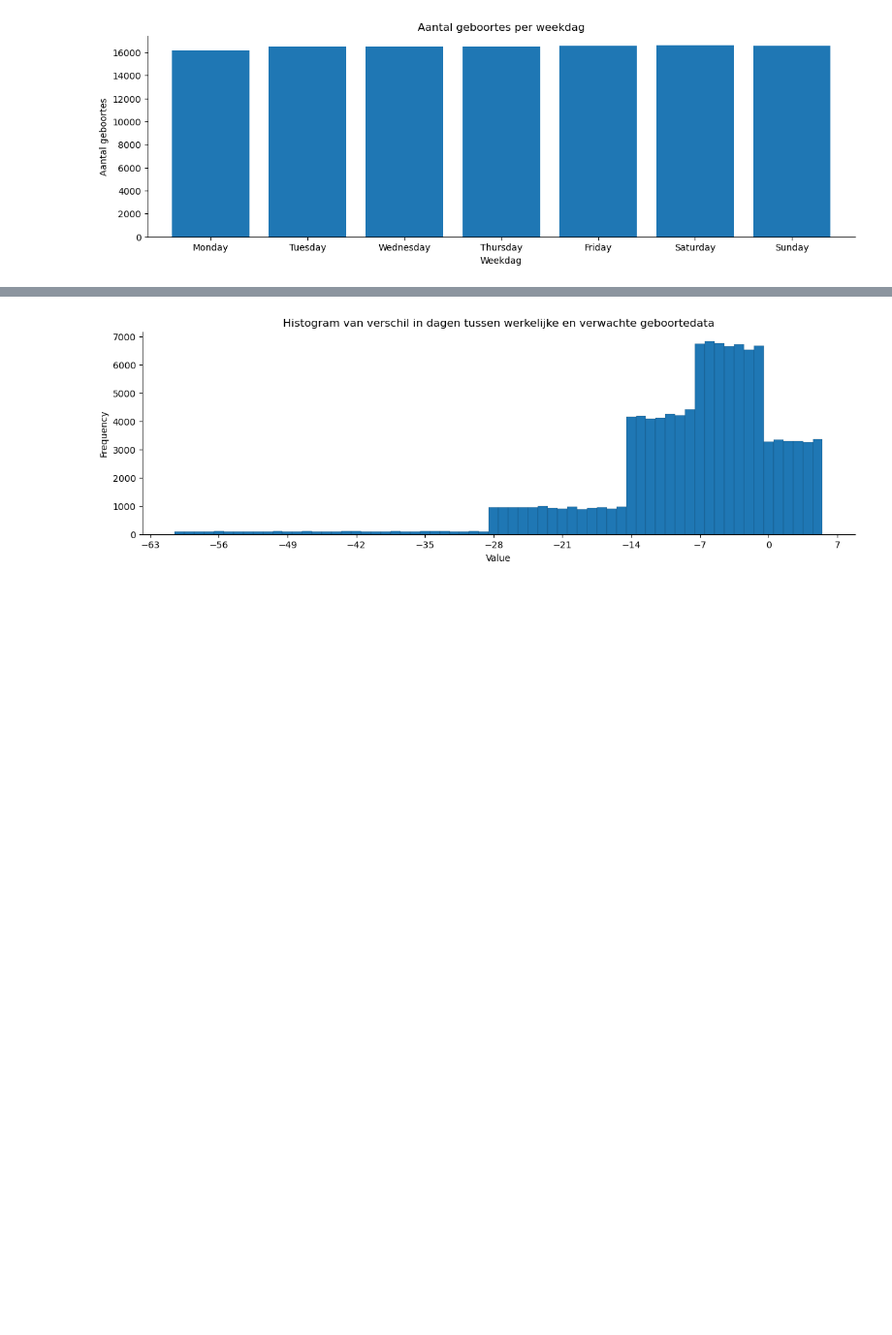
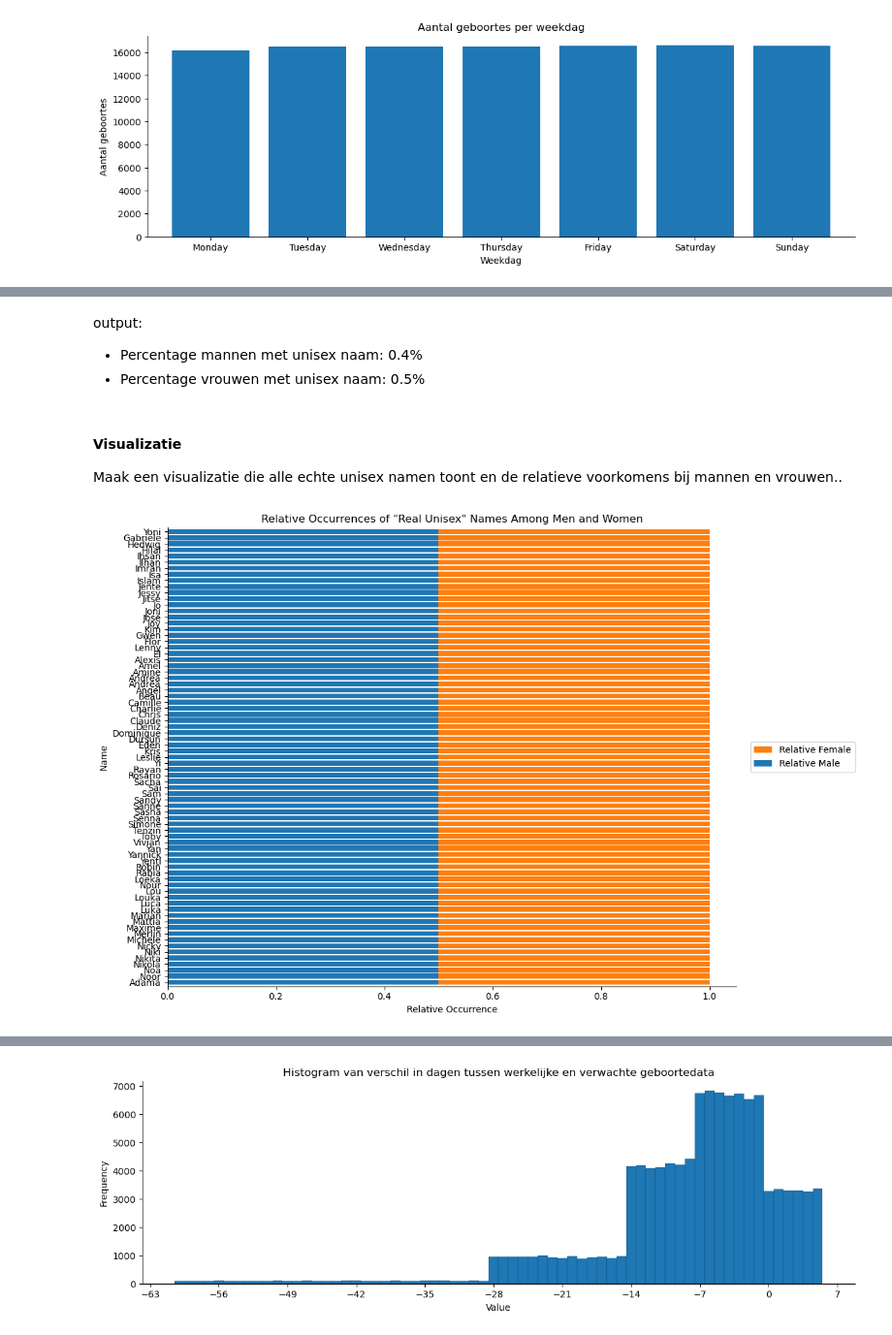
Before and after one commit to craftyraf/examen-raf-juni-2024, a Jupyter notebook: notebooks/examen_deel2.ipynb, the cells around one changed output, grey strips where cells are left out. Shown at 97% size. Drawn from its saved outputs; the diff is of its cells as text; code cells hidden in the pictures; blank space fills up the shorter version.

```diff
--- a/notebooks/examen_deel2.ipynb
+++ b/notebooks/examen_deel2.ipynb
@@ -386,0 +435,15 @@ dtype: object
+# %%
+# Group by 'naam' and 'geslacht' to calculate counts
+grouped = multi_geslacht_df.groupby(['naam', 'geslacht']).sum().unstack(fill_value=0)
+
+# Filter names where the number of occurrences for one gender is at least 1.5 times greater than the other
+unbalanced_names = grouped[(grouped['aantal', 'Mannelijk'] >1.5 * grouped['aantal', 'Vrouwelijk']) &
+                           (grouped['aantal', 'Vrouwelijk'] >1.5 * grouped['aantal', 'Mannelijk'])]
+
+# Extract the names from the index
+unbalanced_names = unbalanced_names.index.tolist()
+
+# Filter the DataFrame to include only "real" unisex names
+df_real_unisex = multi_geslacht_df[~multi_geslacht_df['naam'].isin(unbalanced_names)]
+
+df_real_unisex.reset_index()
@@ -386,0 +497,46 @@ dtype: object
+# %% [markdown]
+output:
+- Percentage mannen met unisex naam: 0.4%
+- Percentage vrouwen met unisex naam: 0.5%
+# %% [markdown]
+#### Visualizatie
+
+Maak een visualizatie die alle echte unisex namen toont en de relatieve voorkomens bij mannen en vrouwen..
+# %%
+# Calculate the total counts of each name for both genders
+name_counts = df_real_unisex.groupby(['naam', 'geslacht']).size().unstack(fill_value=0)
+
+# Calculate the total counts for each name
+total_counts = name_counts.sum(axis=1)
+
+# Calculate the relative occurrences for men and women
+name_counts['Relative Male'] = name_counts['Mannelijk'] / total_counts
+name_counts['Relative Female'] = name_counts['Vrouwelijk'] / total_counts
+
+# Create the figure and subplots
+fig, (ax1, ax2) = plt.subplots(nrows=1, ncols=2, figsize=(12, 8), gridspec_kw={'width_ratios': [9, 1]})
+
+# Plot the relative occurrences for each name
+name_counts[['Relative Male', 'Relative Female']].sort_values(by='Relative Male').plot(kind='barh', stacked=True, width=0.8, ax=ax1)
+ax1.set_title('Relative Occurrences of "Real Unisex" Names Among Men and Women')
+ax1.set_xlabel('Relative Occurrence')
+ax1.set_ylabel('Name')
+
+# Remove top and right spines
+ax1.spines['top'].set_visible(False)
+ax1.spines['right'].set_visible(False)
+
+# Hide the ticks for the legend subplot
+ax2.axis('off')
+
+# Remove legend from the left plot
+ax1.legend_.remove()
+
+# Create a legend for the right subplot
+handles, labels = ax1.get_legend_handles_labels()
+ax2.legend(handles[::-1], labels[::-1], loc='center')
+
+plt.tight_layout()
+plt.show()
+# %% [output]
+[figure, added]
```
Also changed, not shown: parts of 60 cells of this notebook, 4 other files.
